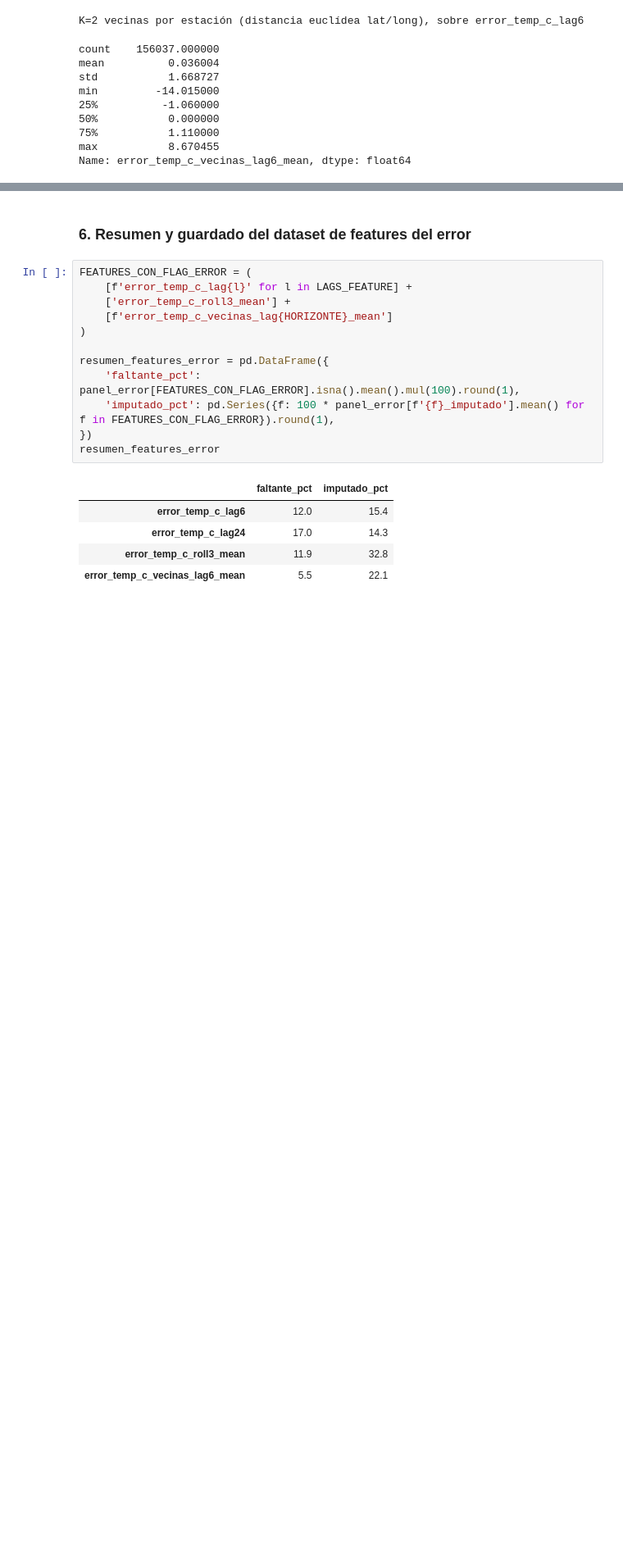
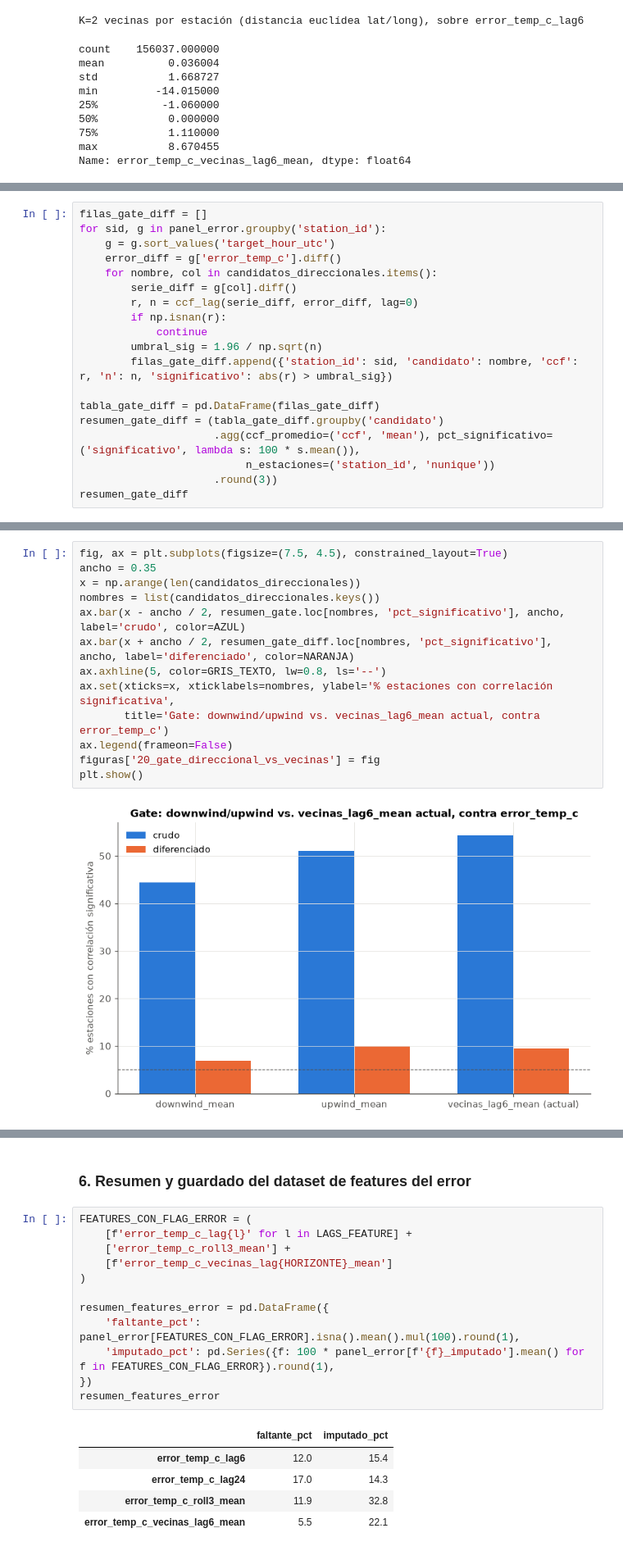
Before and after one commit to franconieto3/TPI_Taller_analisis_de_datos, a Jupyter notebook: TP3/notebooks/3_analisis_temporal.ipynb, the cells around one changed output, grey strips where cells are left out. Shown at 82% size. Saved outputs shown, nothing was run; the diff lists cells and outputs as text; blank space fills up the shorter version.

```diff
--- a/TP3/notebooks/3_analisis_temporal.ipynb
+++ b/TP3/notebooks/3_analisis_temporal.ipynb
@@ -1243,0 +1364,19 @@ Name: error_temp_c_vecinas_lag6_mean, dtype: float64
+# %%
+filas_gate_diff = []
+for sid, g in panel_error.groupby('station_id'):
+    g = g.sort_values('target_hour_utc')
+    error_diff = g['error_temp_c'].diff()
+    for nombre, col in candidatos_direccionales.items():
+        serie_diff = g[col].diff()
+        r, n = ccf_lag(serie_diff, error_diff, lag=0)
+        if np.isnan(r):
+            continue
+        umbral_sig = 1.96 / np.sqrt(n)
+        filas_gate_diff.append({'station_id': sid, 'candidato': nombre, 'ccf': r, 'n': n, 'significativo': abs(r) > umbral_sig})
+
+tabla_gate_diff = pd.DataFrame(filas_gate_diff)
+resumen_gate_diff = (tabla_gate_diff.groupby('candidato')
+                     .agg(ccf_promedio=('ccf', 'mean'), pct_significativo=('significativo', lambda s: 100 * s.mean()),
+                          n_estaciones=('station_id', 'nunique'))
+                     .round(3))
+resumen_gate_diff
@@ -1243,0 +1389,15 @@ Name: error_temp_c_vecinas_lag6_mean, dtype: float64
+# %%
+fig, ax = plt.subplots(figsize=(7.5, 4.5), constrained_layout=True)
+ancho = 0.35
+x = np.arange(len(candidatos_direccionales))
+nombres = list(candidatos_direccionales.keys())
+ax.bar(x - ancho / 2, resumen_gate.loc[nombres, 'pct_significativo'], ancho, label='crudo', color=AZUL)
+ax.bar(x + ancho / 2, resumen_gate_diff.loc[nombres, 'pct_significativo'], ancho, label='diferenciado', color=NARANJA)
+ax.axhline(5, color=GRIS_TEXTO, lw=0.8, ls='--')
+ax.set(xticks=x, xticklabels=nombres, ylabel='% estaciones con correlación significativa',
+       title='Gate: downwind/upwind vs. vecinas_lag6_mean actual, contra error_temp_c')
+ax.legend(frameon=False)
+figuras['20_gate_direccional_vs_vecinas'] = fig
+plt.show()
+# %% [output]
+[figure, added]
```
Also changed, not shown: parts of 9 cells of this notebook.
